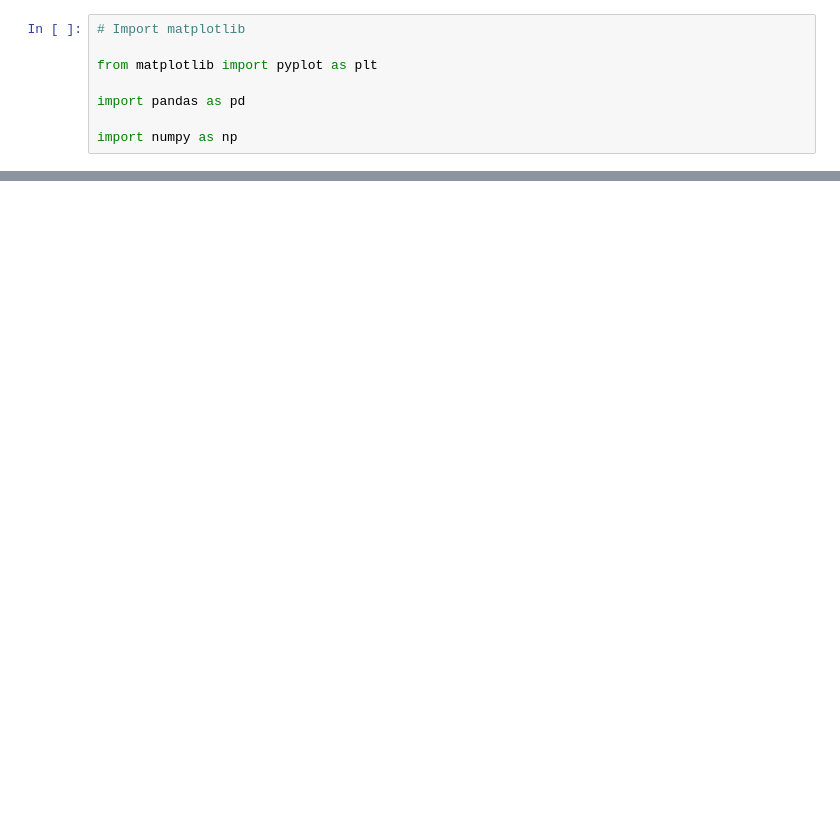
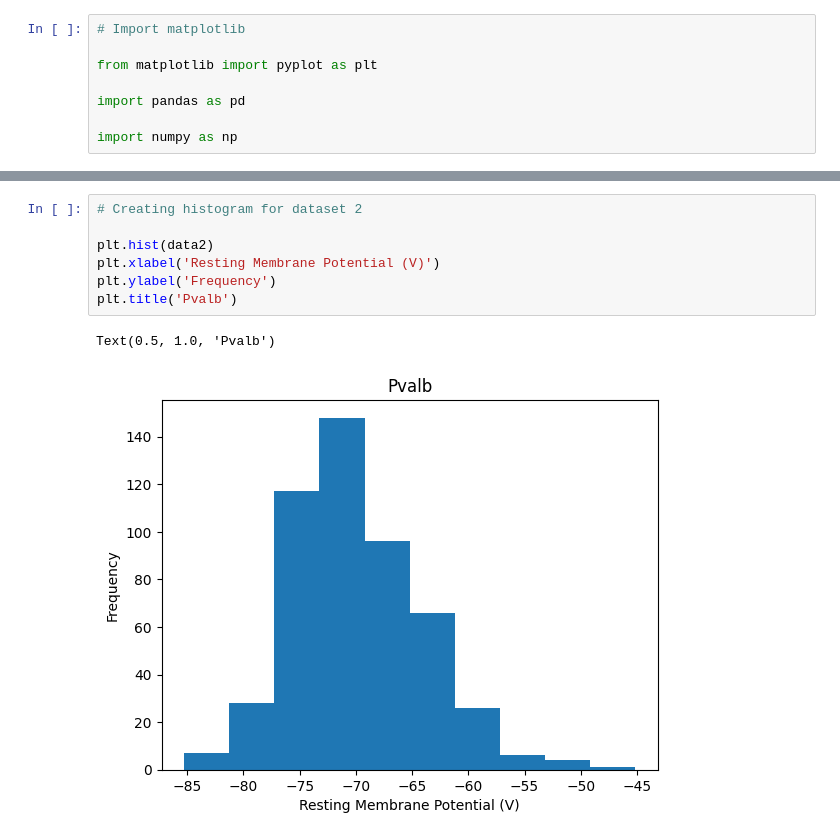
Before and after one commit to GraceHerchenroder/Neuro265, a Jupyter notebook: homework/coding_homework_1.ipynb, the cells around one changed output, grey strips where cells are left out. Cells and saved outputs as stored; diff of their text form; blank space fills up the shorter version.

```diff
--- a/homework/coding_homework_1.ipynb
+++ b/homework/coding_homework_1.ipynb
@@ -62,0 +129,10 @@ import numpy as np
+# %%
+# Creating histogram for dataset 2
+
+plt.hist(data2)
+plt.xlabel('Resting Membrane Potential (V)')
+plt.ylabel('Frequency')
+plt.title('Pvalb')
+# %% [output]
+Text(0.5, 1.0, 'Pvalb')
+[figure, added]
```
Also changed, not shown: parts of 14 cells of this notebook.
